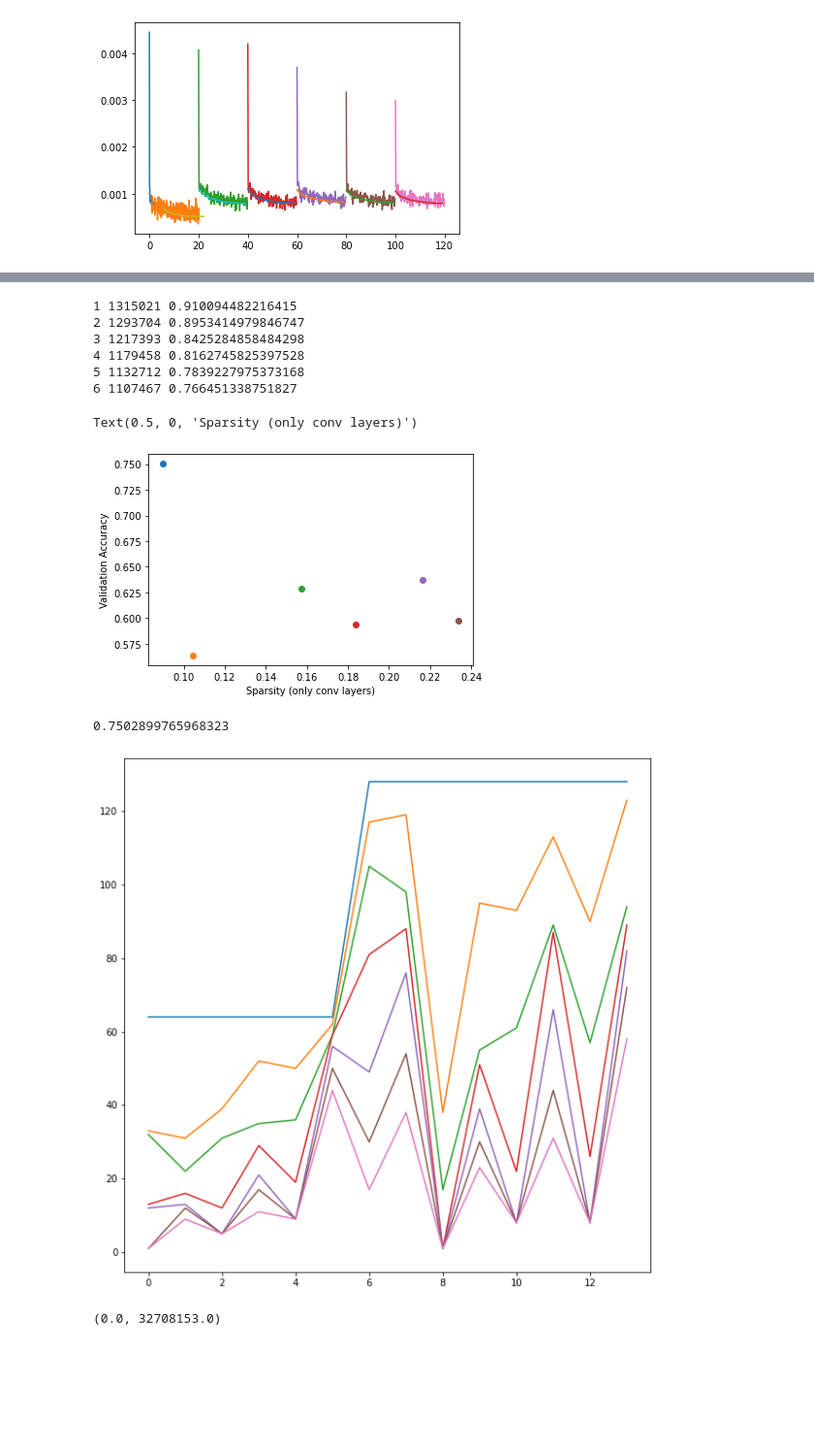
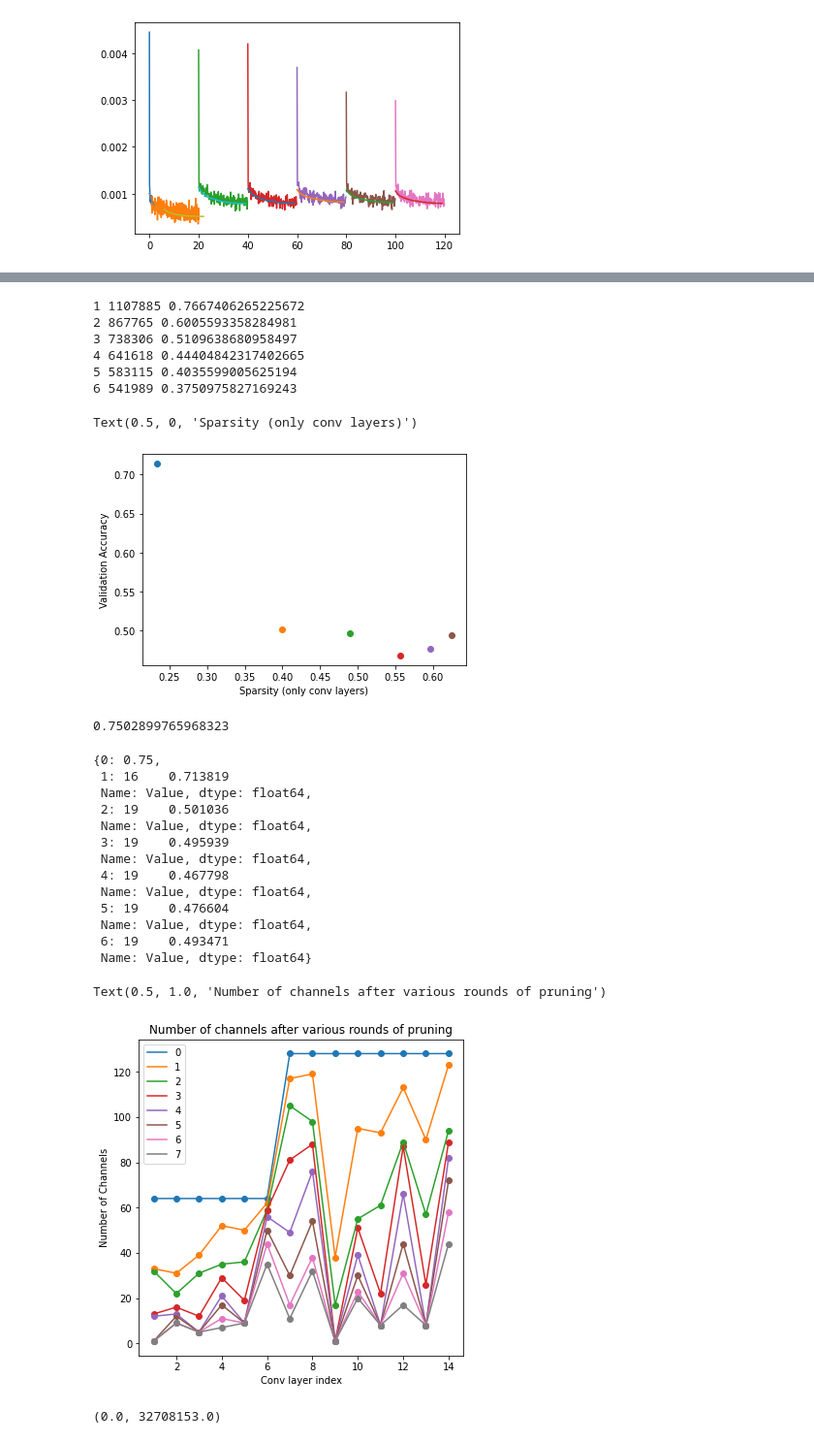
Before and after one commit to abhishek1ahuja/TransPose, a Jupyter notebook: plotting_results_exp4.ipynb, the cells around one changed output, grey strips where cells are left out. Shown at 97% size. Drawn from its saved outputs; the diff is of its cells as text; code cells hidden in the pictures; blank space fills up the shorter version.

```diff
--- a/plotting_results_exp4.ipynb
+++ b/plotting_results_exp4.ipynb
@@ -222,16 +222,16 @@ plt.plot(finetune_6_val_loss['Step']+100, finetune_6_val_loss['Value'])
 model_size_iter = {}
 model_acc_iter = {}
 model_size_iter[0] = 4735825 # size of original model
-model_size_iter[1] = 4605918 # size after 1 round(s) of pruning
-model_size_iter[2] = 4584601 # size after 2 round(s) of pruning
-model_size_iter[3] = 4508290
-model_size_iter[4] = 4470355
-model_size_iter[5] = 4423609
-model_size_iter[6] = 4398364
-model_acc_iter[0] = 0
-model_acc_iter[1] = finetune_1_acc['Value'][11]
-model_acc_iter[2] = finetune_2_acc['Value'][11]
-model_acc_iter[3] = finetune_3_acc['Value'][11]
-model_acc_iter[4] = finetune_4_acc['Value'][11]
-model_acc_iter[5] = finetune_5_acc['Value'][11]
-model_acc_iter[6] = finetune_6_acc['Value'][11]
+model_size_iter[1] = 4398782 # size after 1 round(s) of pruning
+model_size_iter[2] = 4158662 # size after 2 round(s) of pruning
+model_size_iter[3] = 4029203
+model_size_iter[4] = 3932515
+model_size_iter[5] = 3874012
+model_size_iter[6] = 3832886
+model_acc_iter[0] = 0.75
+model_acc_iter[1] = finetune_1_2_val_acc['Value'][-1:]
+model_acc_iter[2] = finetune_2_val_acc['Value'][-1:]
+model_acc_iter[3] = finetune_3_val_acc['Value'][-1:]
+model_acc_iter[4] = finetune_4_val_acc['Value'][-1:]
+model_acc_iter[5] = finetune_5_val_acc['Value'][-1:]
+model_acc_iter[6] = finetune_6_val_acc['Value'][-1:]
@@ -238,8 +243,10 @@ model_acc_iter[6] = finetune_6_acc['Value'][11]
 # %%
 fig, axs = plt.subplots()
-for i in [1,2,3,4,5,6]:
+for i in [0,1,2,3,4,5,6]:
     print(i, model_size_iter[i], 1 - model_size_iter[i]/model_size_iter[0])
     axs.scatter(1 - model_size_iter[i]/model_size_iter[0], model_acc_iter[i])
 axs.set_ylabel("Validation Accuracy")
 axs.set_xlabel("Sparsity")
+# axs.set_ylim(0,0.8)
+# axs.set_xlim(-0.03, 0.3)
 # %% [output]
@@ -263,18 +271,34 @@ for i in [1,2,3,4,5,6]:
 axs.set_ylabel("Validation Accuracy")
 axs.set_xlabel("Sparsity (only conv layers)")
 # %% [output]
-1 1315021 0.910094482216415
-2 1293704 0.8953414979846747
-3 1217393 0.8425284858484298
-4 1179458 0.8162745825397528
-5 1132712 0.7839227975373168
-6 1107467 0.766451338751827
+1 1107885 0.7667406265225672
+2 867765 0.6005593358284981
+3 738306 0.5109638680958497
+4 641618 0.44404842317402665
+5 583115 0.4035599005625194
+6 541989 0.3750975827169243
 Text(0.5, 0, 'Sparsity (only conv layers)')
-[figure, old version]
+[figure, new version]
 # %%
 finetune_1_acc['Value'][11]
 # %% [output]
 0.7502899765968323
+# %%
+model_acc_iter
+# %% [output]
+{0: 0.75,
+ 1: 16    0.713819
+ Name: Value, dtype: float64,
+ 2: 19    0.501036
+ Name: Value, dtype: float64,
+ 3: 19    0.495939
+ Name: Value, dtype: float64,
+ 4: 19    0.467798
+ Name: Value, dtype: float64,
+ 5: 19    0.476604
+ Name: Value, dtype: float64,
+ 6: 19    0.493471
+ Name: Value, dtype: float64}
 # %%
 import numpy as np
 # %%
@@ -288,11 +312,17 @@ prune_i[5] = np.asarray([ 1, 12,  5, 17,  9, 50,  30,  54,   1,  30,   8,  44,
 prune_i[6] = np.asarray([ 1,  9,  5, 11,  9, 44,  17,  38,   1,  23,   8,  31,   8,  58])
 prune_i[7 ]= [ 1,  9,  5,  7,  9, 35,  11,  32,   1,  20,   8,  17,   8,  44]
 # %%
-fig, axs = plt.subplots(figsize=(10,10))
-for i in range(7):
-    plt.plot( prune_i[i])
+fig, axs = plt.subplots(figsize=(6,6))
+for i in range(8):
+    axs.scatter(range(1,15), prune_i[i])
+    axs.plot(range(1,15), prune_i[i], label=f"{i}")
+axs.set_ylabel("Number of Channels")
+axs.set_xlabel("Conv layer index")
+axs.legend()
+axs.set_title("Number of channels after various rounds of pruning")
 # %% [output]
+Text(0.5, 1.0, 'Number of channels after various rounds of pruning')
-[figure, old version]
+[figure, new version]
 # %%
 model_size_i = {} # size of te model file, this may not be the best representation
 model_size_i[1] = 22708153
```
Also changed, not shown: parts of 6 cells of this notebook, 21 other files.
